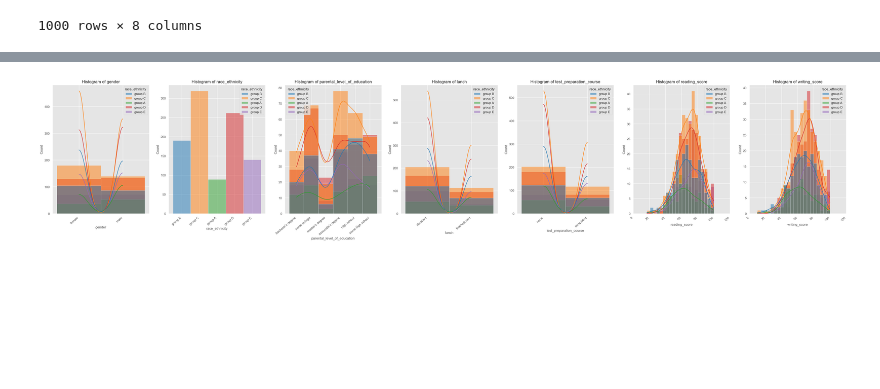
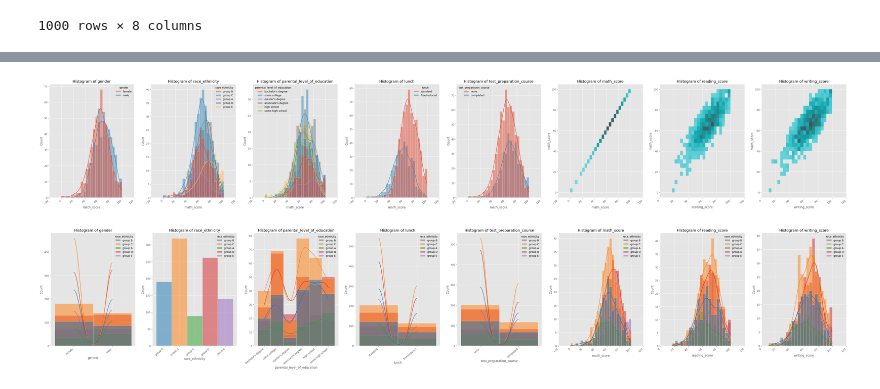
Before and after one commit to badutka/ml-app, a Jupyter notebook: research/validation.ipynb, the cells around one changed output, grey strips where cells are left out. Saved outputs shown, nothing was run; the diff lists cells and outputs as text; code cells hidden in the pictures; blank space fills up the shorter version.

Commit message:
target in dist plot in now optional

```diff
--- a/research/validation.ipynb
+++ b/research/validation.ipynb
@@ -193,12 +190,12 @@ def setup_plots_grid_size(num_rows, num_cols):
 # %%
 color_dark_cyan = '#065054'  # #075f63
 # %%
-def distribution_plots(df, target, option='violin', hue=None):
-   num_rows, num_cols = setup_plots_grid(num_plots=len(df.columns) - 1, max_cols_in_row=7)
+def distribution_plots(df, target=None, option='violin', hue=None):
+   num_rows, num_cols = setup_plots_grid(num_plots=len(df.columns), max_cols_in_row=8)  # num_plots=len(df.columns) - 1
    figsize = setup_plots_grid_size(num_rows, num_cols)
    fig, axs = plt.subplots(num_rows, num_cols, figsize=figsize)
 
-   for i, col in enumerate(df.columns.drop(target)):
+   for i, col in enumerate(df.columns):  # df.columns.drop(target)
       row_num = i // num_cols
       col_num = i % num_cols
 
@@ -209,18 +206,30 @@ def distribution_plots(df, target, option='violin', hue=None):
 
       pallete = 'tab10' if hue is not None else None
 
+      x, y = (col, target) if target is not None else (col, None)
+
       match option:
             case 'violin':
-               sns.violinplot(data=df, x=target, y=col, bw_adjust=.5, hue=hue, palette=pallete, ax=ax).set(title=f'{col} by {target}.')  # or target by col for numerical
+               # sns.violinplot(data=df, x=target, y=col, bw_adjust=.5, hue=hue, palette=pallete, ax=ax).set(title=f'{col} by {target}.')  # or target by col for numerical
+               sns.violinplot(data=df, x=x, bw_adjust=.5, hue=hue, palette=pallete, ax=ax).set(title=f'{col} by {target}.')  # or target by col for numerical
             case 'kde-hist':
-               sns.histplot(data=df, x=col, color=color_dark_cyan, hue=hue, palette=pallete, kde=True, ax=ax).set(title=f'Histogram of {col}')
+               # sns.histplot(data=df, x=x, y=y, color=color_dark_cyan, hue=hue, palette=pallete, kde=True, ax=ax).set(title=f'Histogram of {col}')
+               if col in get_cat_cols(df):
+                  sns.histplot(data=df, x=y, color=color_dark_cyan, hue=col, palette=pallete, kde=True, ax=ax).set(title=f'Histogram of {col}')
+               else:
+                  sns.histplot(data=df, x=x, y=y, color=color_dark_cyan, hue=hue, palette=pallete, kde=True, ax=ax).set(title=f'Histogram of {col}')
             case 'boxplot':
-               sns.boxplot(data=df, x=col, color=color_dark_cyan, hue=hue, palette=pallete, ax=ax).set(title=f'Boxplot of {col}')
+               # sns.boxplot(data=df, x=x, color=color_dark_cyan, hue=hue, palette=pallete, ax=ax).set(title=f'Boxplot of {col}')
+               sns.boxplot(data=df, x=x, y=y, color=color_dark_cyan, hue=hue, palette=pallete, ax=ax).set(title=f'Boxplot of {col}')
 
       rotate_xticklabels(ax)
 
    plt.show()
 # %%
-distribution_plots(df=df, target='math_score', option='kde-hist', hue='race_ethnicity')
+distribution_plots(df=df, option='kde-hist', target='math_score')
 # %% [output]
-[figure, old version]
+[figure, new version]
+# %%
+distribution_plots(df=df, option='kde-hist', hue='race_ethnicity')  # target can be None, then to plot variables across other variable use hue, but can also plot df variables by target (and can also do hue)
+# %% [output]
+[figure, added]
```
Also changed, not shown: parts of 8 cells of this notebook.
